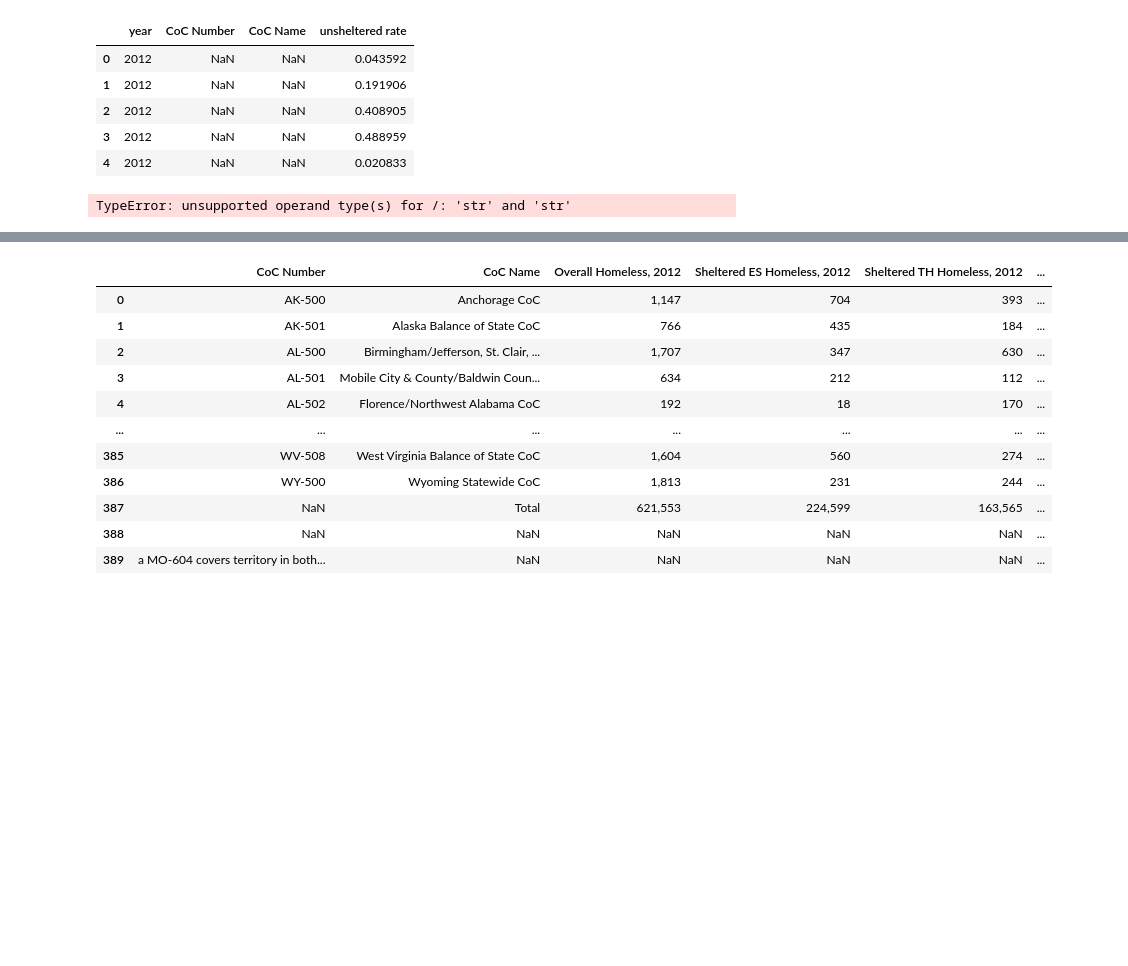
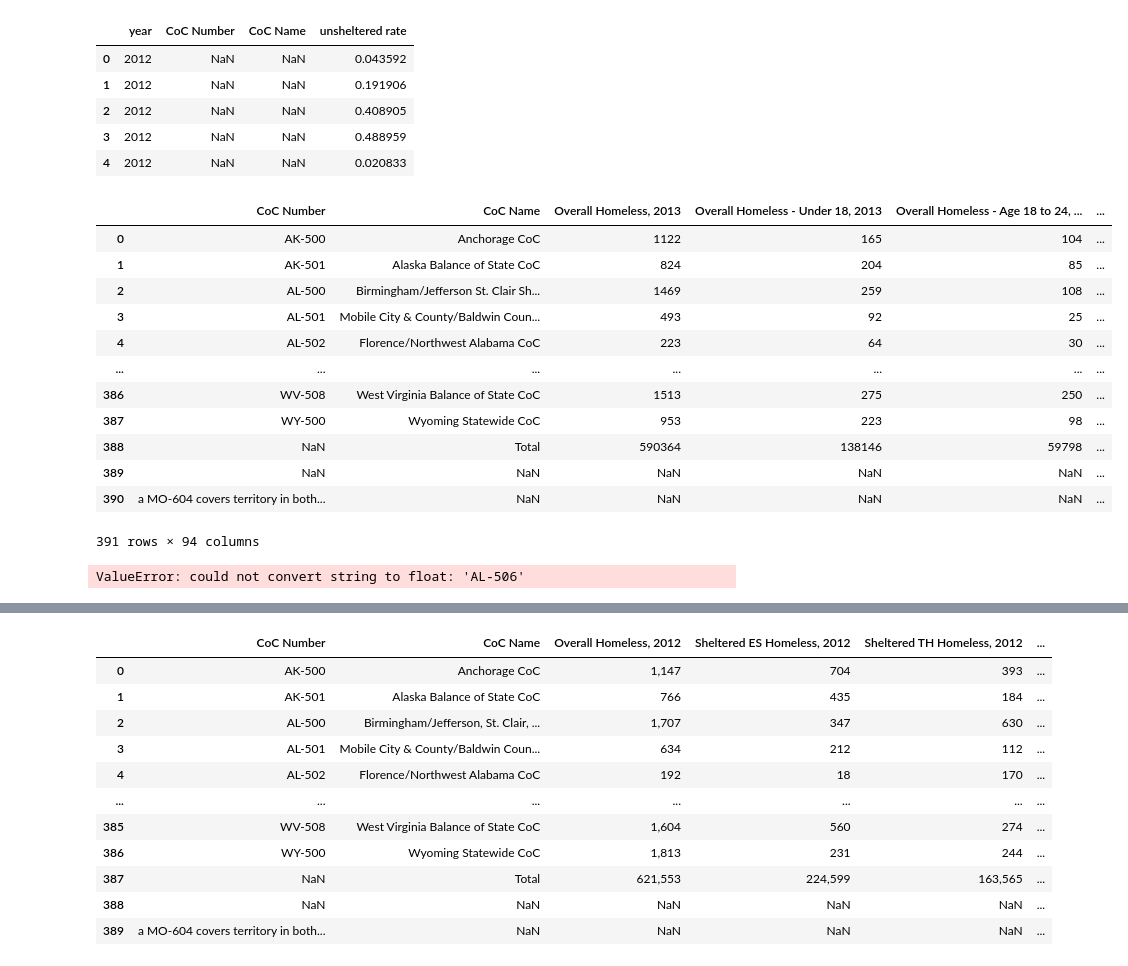
Before and after one commit to nicolacave/predicting_us_homelessness, a Jupyter notebook: notebooks/data_cleaning_homelessness.ipynb, the cells around one changed output, grey strips where cells are left out. Saved outputs shown, nothing was run; the diff lists cells and outputs as text; code cells hidden in the pictures; blank space fills up the shorter version.

```diff
--- a/notebooks/data_cleaning_homelessness.ipynb
+++ b/notebooks/data_cleaning_homelessness.ipynb
@@ -290,11 +294,30 @@ PIT_2012.head()
 | 4 | 2012 | NaN | NaN | 0.020833 |
 # %%
 PIT_2013 = pd.read_csv("../data/2007-2020-PIT-Estimates-by-CoC/2013-Table 1.csv")
-PIT_2013['year'] = '2013'
-PIT_2013['unsheltered rate'] = (PIT_2013['Unsheltered Homeless, 2013'] / PIT_2013['Overall Homeless, 2013'])
-PIT_2013 = PIT_2013.loc[:, ['year','CoC Number', 'CoC Name', 'unsheltered rate']]
+# PIT_2013['year'] = '2013'
+# PIT_2013['unsheltered rate'] = (PIT_2013['Unsheltered Homeless, 2013'] / PIT_2013['Overall Homeless, 2013'])
+# PIT_2013 = PIT_2013.loc[:, ['year','CoC Number', 'CoC Name', 'unsheltered rate']]
-# %% [output]
-TypeError: unsupported operand type(s) for /: 'str' and 'str'
+# %%
+PIT_2013
+# %% [output]
+|  | CoC Number | CoC Name | Overall Homeless, 2013 | Overall Homeless - Under 18, 2013 | Overall Homeless - Age 18 to 24, ... | ... |
+| 0 | AK-500 | Anchorage CoC | 1122 | 165 | 104 | ... |
+| 1 | AK-501 | Alaska Balance of State CoC | 824 | 204 | 85 | ... |
+| 2 | AL-500 | Birmingham/Jefferson St. Clair Sh... | 1469 | 259 | 108 | ... |
+| 3 | AL-501 | Mobile City & County/Baldwin Coun... | 493 | 92 | 25 | ... |
+| 4 | AL-502 | Florence/Northwest Alabama CoC | 223 | 64 | 30 | ... |
+| ... | ... | ... | ... | ... | ... | ... |
+| 386 | WV-508 | West Virginia Balance of State CoC | 1513 | 275 | 250 | ... |
+| 387 | WY-500 | Wyoming Statewide CoC | 953 | 223 | 98 | ... |
+| 388 | NaN | Total | 590364 | 138146 | 59798 | ... |
+| 389 | NaN | NaN | NaN | NaN | NaN | ... |
+| 390 | a MO-604 covers territory in both... | NaN | NaN | NaN | NaN | ... |
+391 rows × 94 columns
+# %%
+h = homeless(PIT_2013, 2013)
+PIT_2013 = h.format_df()
+# %% [output]
+ValueError: could not convert string to float: 'AL-506'
 # %%
 PIT_2013.info()
 # %% [output]
```
Also changed, not shown: parts of 3 cells of this notebook, 2 other files.
